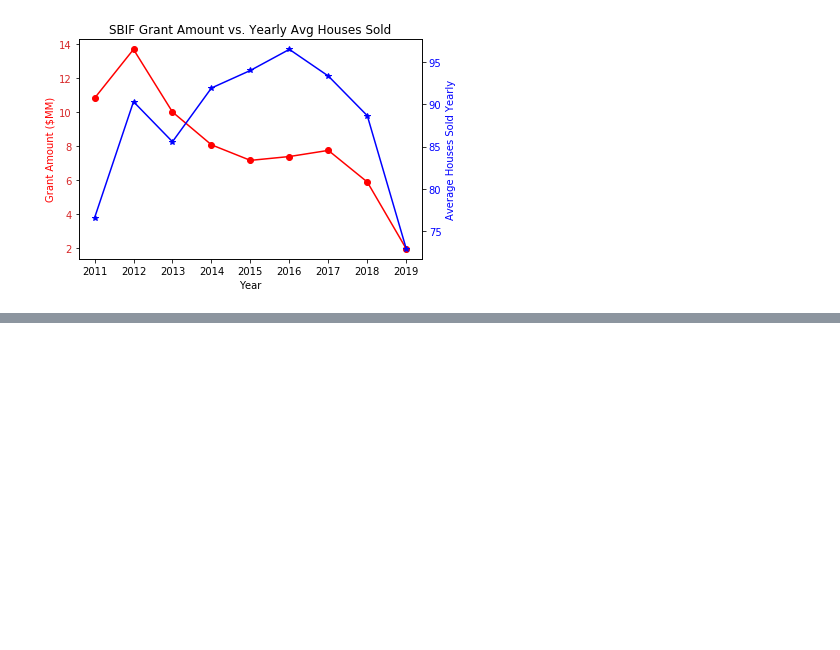
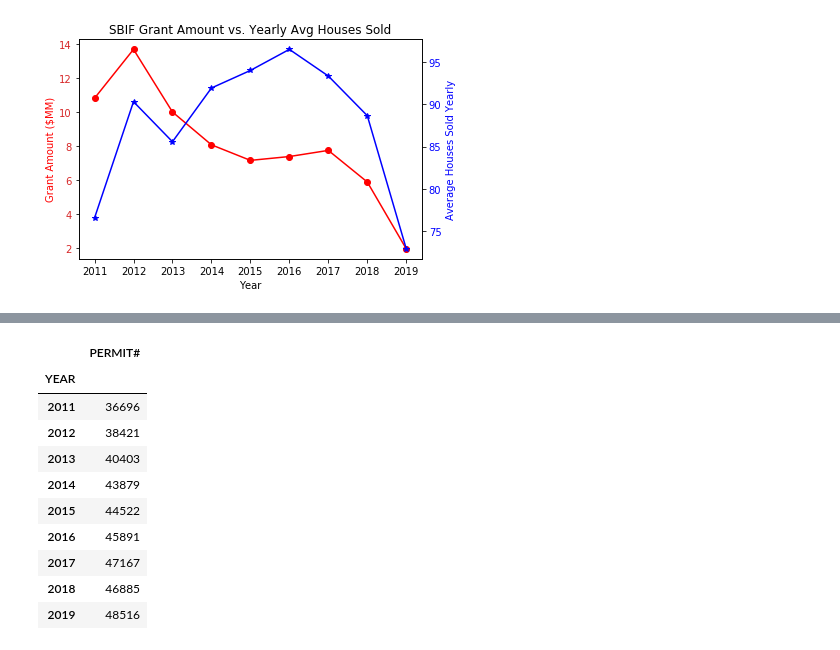
Before and after one commit to ruilin86/Group-Project, a Jupyter notebook: Project_1.ipynb, the cells around one changed output, grey strips where cells are left out. Saved outputs shown, nothing was run; the diff lists cells and outputs as text; code cells hidden in the pictures; blank space fills up the shorter version.

```diff
--- a/Project_1.ipynb
+++ b/Project_1.ipynb
@@ -289,0 +340,15 @@ See the caveats in the documentation: https://pandas.pydata.org/pandas-docs/stab
+# %%
+permit_slice = permit_count.iloc[5:14]
+permit_slice
+# %% [output]
+|  | PERMIT# |
+| YEAR |  |
+| 2011 | 36696 |
+| 2012 | 38421 |
+| 2013 | 40403 |
+| 2014 | 43879 |
+| 2015 | 44522 |
+| 2016 | 45891 |
+| 2017 | 47167 |
+| 2018 | 46885 |
+| 2019 | 48516 |
```
Also changed, not shown: parts of 6 cells of this notebook.
